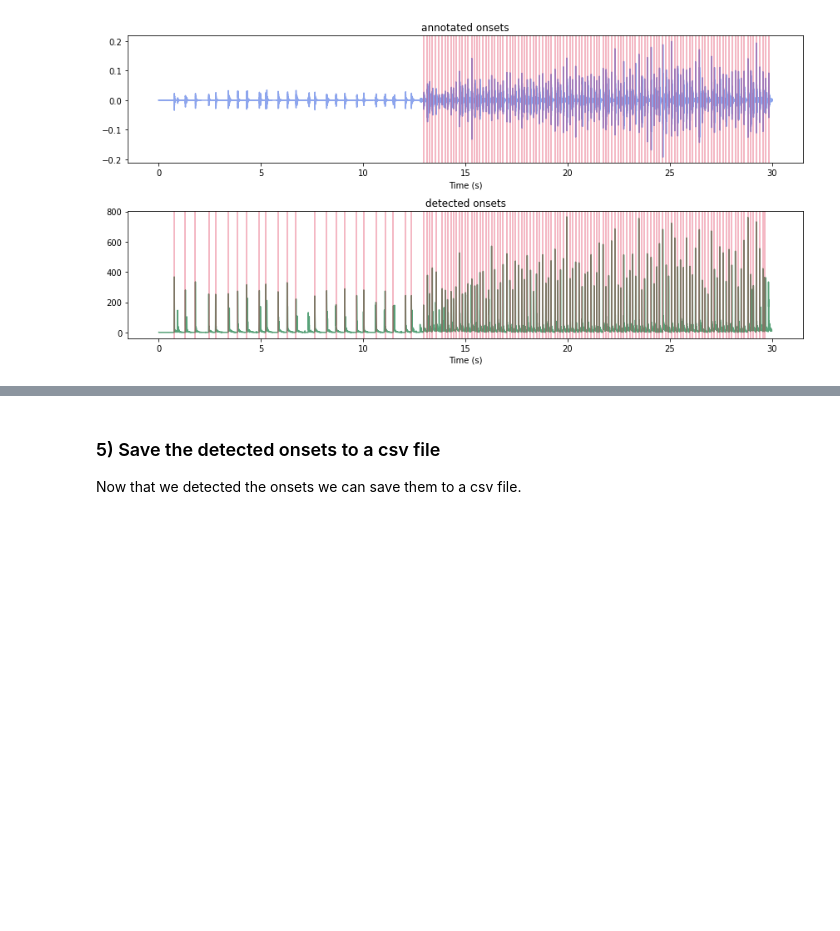
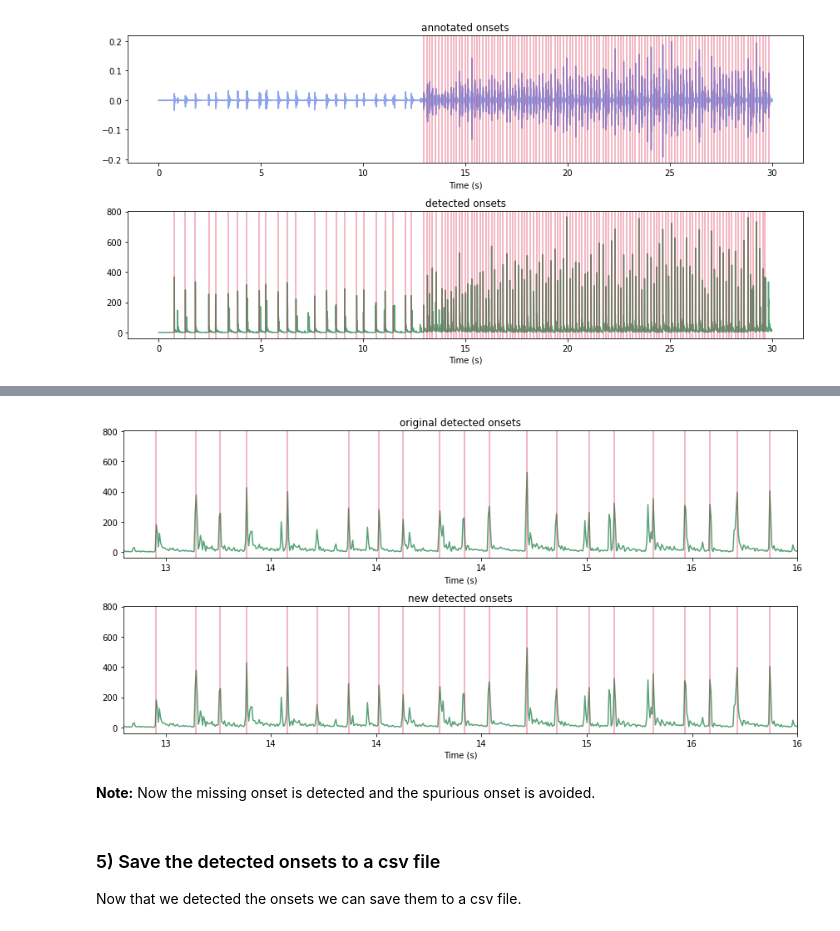
Before and after one commit to mrocamora/carat, a Jupyter notebook: examples/carat_onsets_detection_demo.ipynb, the cells around one changed output, grey strips where cells are left out. Cells and saved outputs as stored; diff of their text form; code cells hidden in the pictures; blank space fills up the shorter version.

```diff
--- a/examples/carat_onsets_detection_demo.ipynb
+++ b/examples/carat_onsets_detection_demo.ipynb
@@ -194,3 +236,24 @@ plt.tight_layout()
+# %%
+onsets_all, _ = onsets.detection(y, fs=sr, hop=hop, nfilts=nfilts, log_flag=log_flag, alpha=alpha,
+                                 minfreq=freqs[0], maxfreq=freqs[1], threshold=0.16,
+                                 pre_avg=pre_avg, pos_avg=pos_avg, pre_max=16, pos_max=16)
+# %%
+# plot waveform and annotated onsets
+plt.figure(figsize=(12,6))
+ax1 = plt.subplot(2, 1, 1)
+# plot accentuation feature and original detected onsets
+display.feature_plot(acce, times, ax=ax1, onsets=onset_times)
+plt.title('original detected onsets')
+# plot accentuation feature and new detected onsets
+ax2 = plt.subplot(2, 1, 2, sharex=ax1)
+display.feature_plot(acce, times, ax=ax2, onsets=onsets_all)
+plt.title('new detected onsets')
+plt.xlim(limts)
+plt.tight_layout()
+# %% [output]
+[figure, added]
+# %% [markdown]
+**Note:** Now the missing onset is detected and the spurious onset is avoided.
 # %% [markdown]
 ### 5) Save the detected onsets to a csv file
 
```
Also changed, not shown: parts of 10 cells of this notebook.
